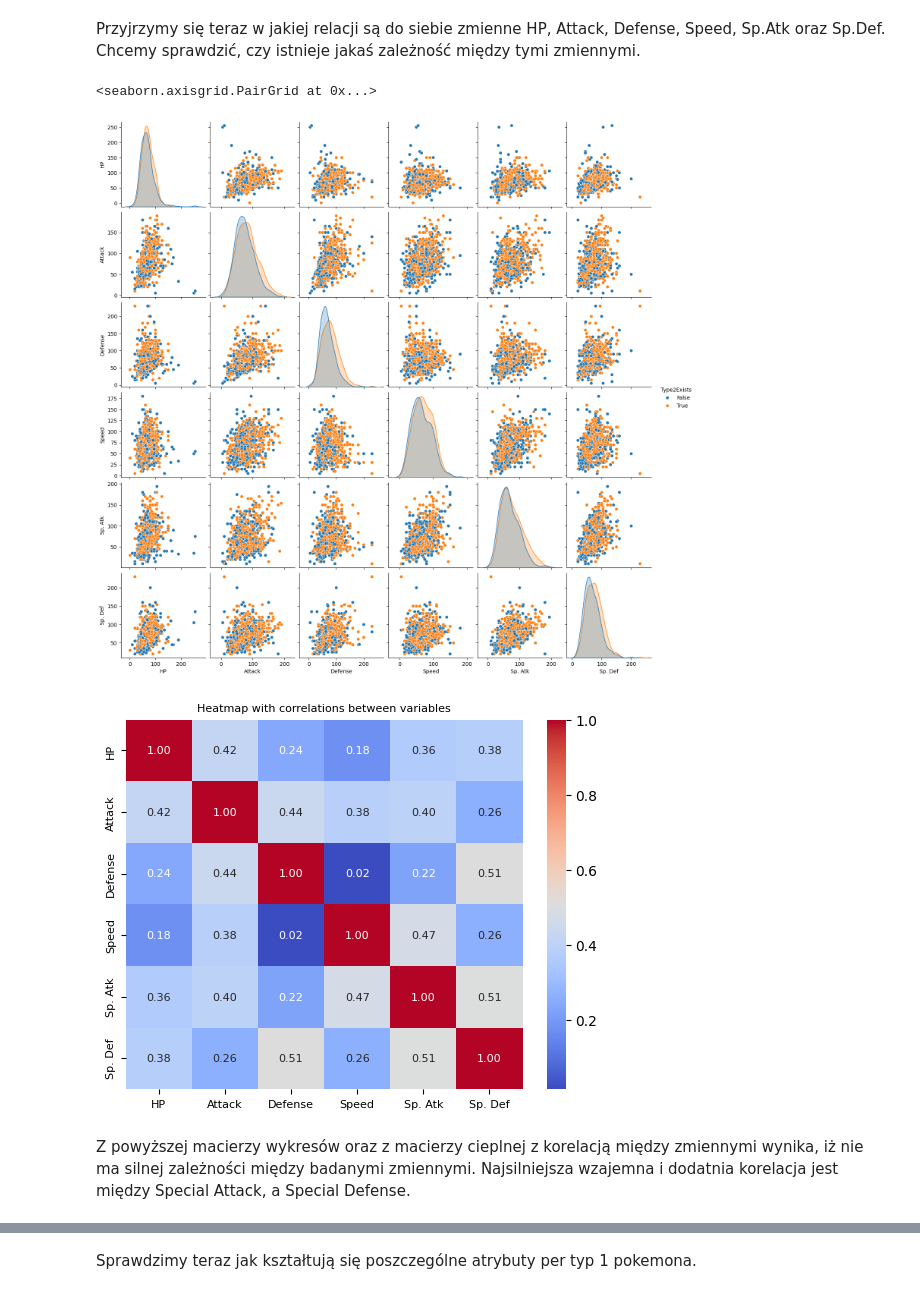
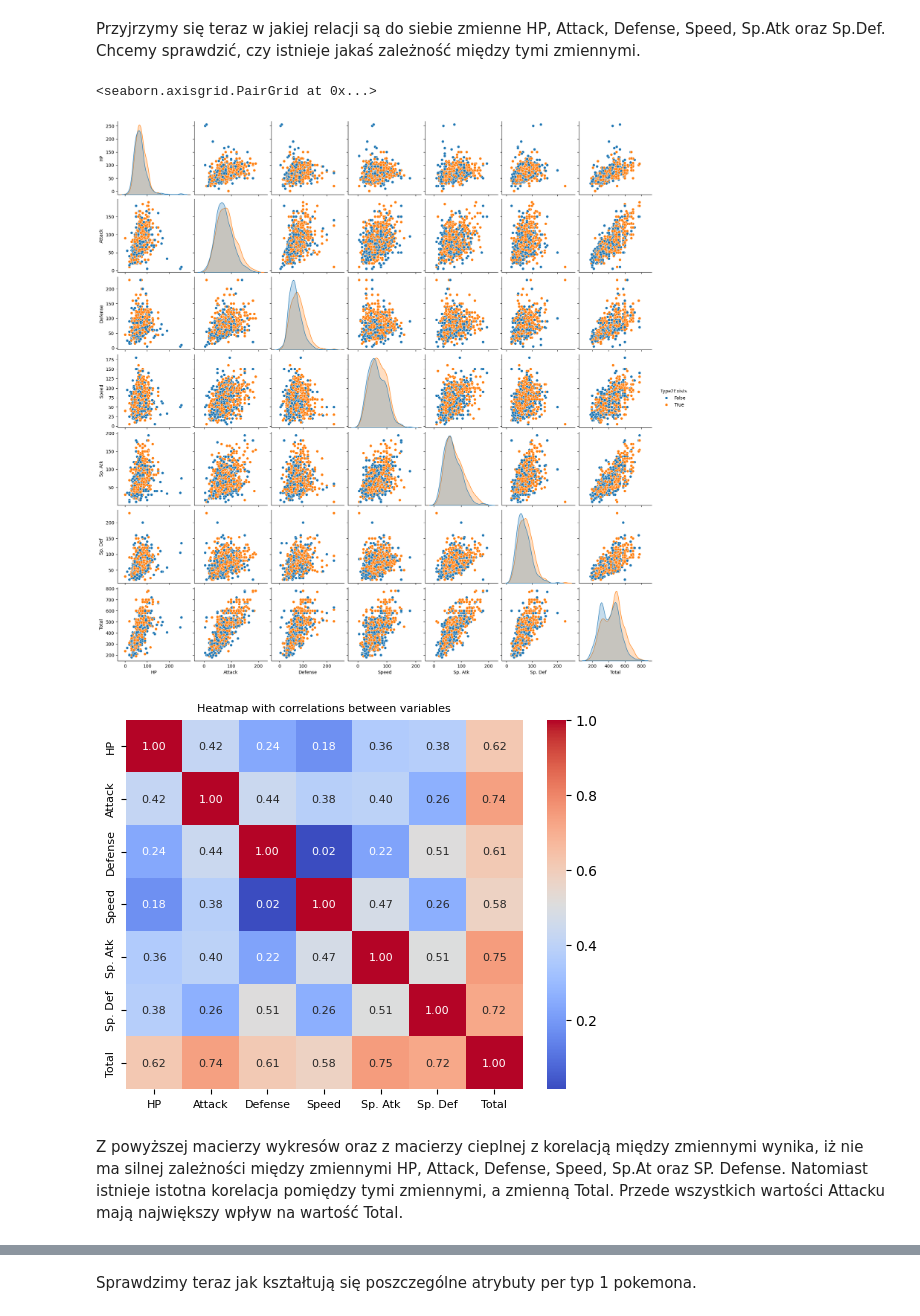
Before and after one commit to Kubix-commits/Wizualizacja-Danych, a Jupyter notebook: Projekt - wizualizacja/Wizualizacja danych.ipynb, the cells around one changed output, grey strips where cells are left out. Saved outputs shown, nothing was run; the diff lists cells and outputs as text; code cells hidden in the pictures.

```diff
--- a/Projekt - wizualizacja/Wizualizacja danych.ipynb
+++ b/Projekt - wizualizacja/Wizualizacja danych.ipynb
@@ -113,18 +113,18 @@ plt.show()
 # %% [markdown]
 Przyjrzymy się teraz w jakiej relacji są do siebie zmienne HP, Attack, Defense, Speed, Sp.Atk oraz Sp.Def. Chcemy sprawdzić, czy istnieje jakaś zależność między tymi zmiennymi.
 # %%
-sns.pairplot(dane, vars=['HP', 'Attack', 'Defense', 'Speed', 'Sp. Atk', 'Sp. Def'], hue='Type2Exists')
+sns.pairplot(dane, vars=['HP', 'Attack', 'Defense', 'Speed', 'Sp. Atk', 'Sp. Def', 'Total'], hue='Type2Exists')
 # %% [output]
 <seaborn.axisgrid.PairGrid at 0x...>
-[figure, old version]
+[figure, new version]
 # %%
-chart = sns.heatmap(dane[['HP', 'Attack', 'Defense', 'Speed', 'Sp. Atk', 'Sp. Def']].corr(), annot=True, cmap='coolwarm', fmt=".2f", annot_kws={"size": 8});
+chart = sns.heatmap(dane[['HP', 'Attack', 'Defense', 'Speed', 'Sp. Atk', 'Sp. Def', 'Total']].corr(), annot=True, cmap='coolwarm', fmt=".2f", annot_kws={"size": 8});
 plt.title("Heatmap with correlations between variables", fontsize=8)
 chart.set_xticklabels(chart.get_xticklabels(), fontsize=8)
 chart.set_yticklabels(chart.get_yticklabels(), fontsize=8)
 plt.show()
 # %% [output]
-[figure, old version]
+[figure, new version]
 # %% [markdown]
-Z powyższej macierzy wykresów oraz z macierzy cieplnej z korelacją między zmiennymi wynika, iż nie ma silnej zależności między badanymi zmiennymi. Najsilniejsza wzajemna i dodatnia korelacja jest między Special Attack, a Special Defense.
+Z powyższej macierzy wykresów oraz z macierzy cieplnej z korelacją między zmiennymi wynika, iż nie ma silnej zależności między zmiennymi HP, Attack, Defense, Speed, Sp.At oraz SP. Defense. Natomiast istnieje istotna korelacja pomiędzy tymi zmiennymi, a zmienną Total. Przede wszystkich wartości Attacku mają największy wpływ na wartość Total.
 # %% [markdown]
```
Also changed, not shown: parts of 15 cells of this notebook.
